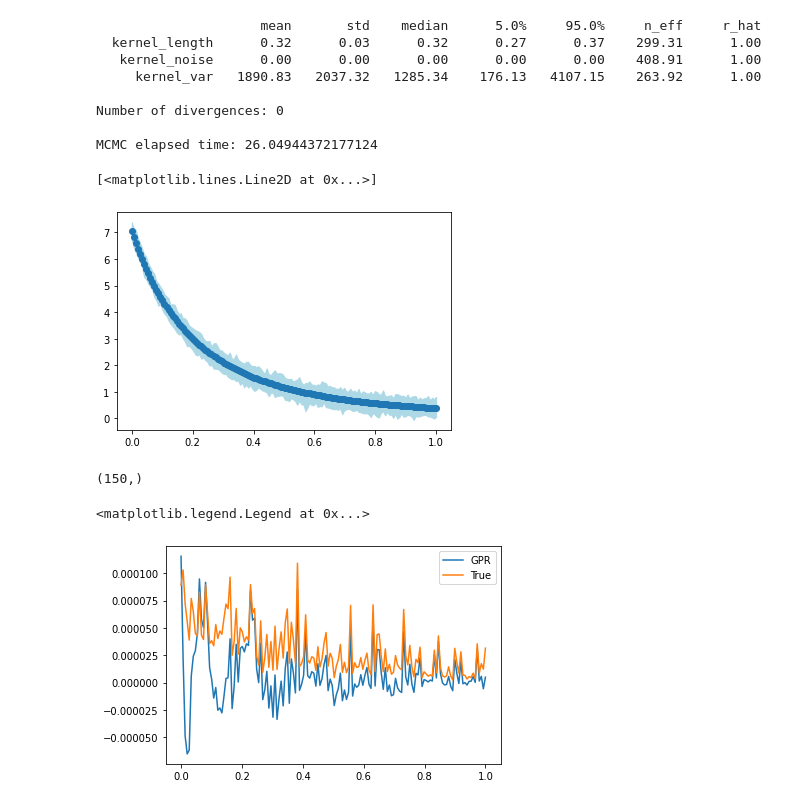
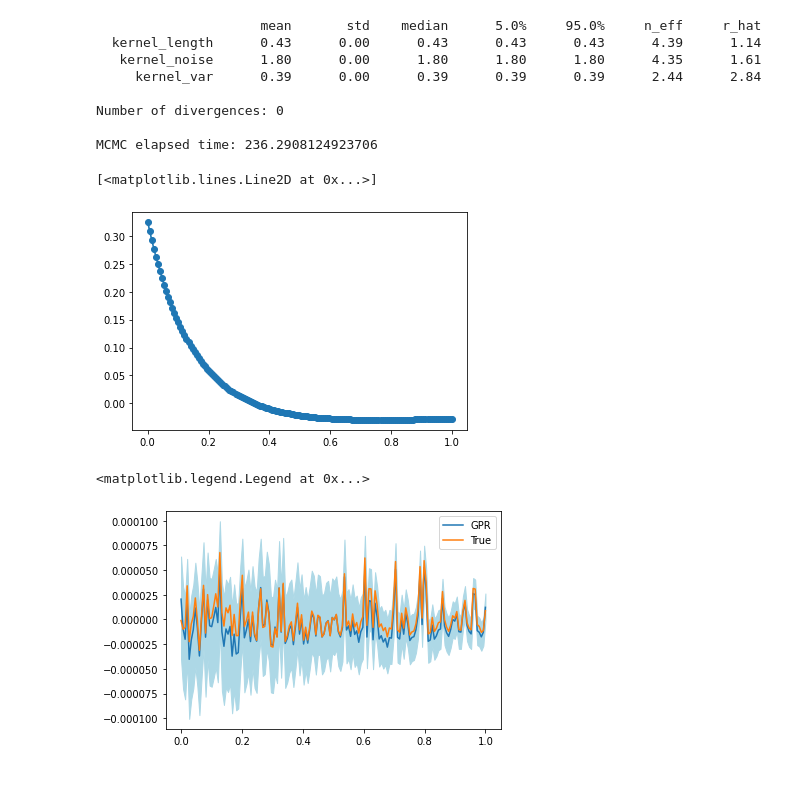
Before and after one commit to dkn16/H21F, a Jupyter notebook: GP_test.ipynb, the cells around one changed output. Cells and saved outputs as stored; diff of their text form; code cells hidden in the pictures.

```diff
--- a/GP_test.ipynb
+++ b/GP_test.ipynb
@@ -52,9 +59,19 @@ def get_data():
     return X, sky+cosmos, X_test
 # %%
 # squared exponential kernel with diagonal noise term
-def kernel(X, Z, var, length, noise, jitter=1.0e-8,is_noise=True):
+def kernel(X, Z, var, length, noise, jitter=1.0e-14,is_noise=True):
     deltaXsq = jnp.power((X[:, None] - Z) / length, 2.0)
-    k = var * jnp.exp(-0.5 * deltaXsq)
+    k = 100*var * jnp.exp(-0.5 * deltaXsq)
+    #k = var * jnp.exp(-0.5 * deltaXsq)
+    if is_noise:
+        k += (noise*noise*1.0e-10 + jitter) * jnp.eye(X.shape[0])
+    return k
+
+# squared exponential kernel with diagonal noise term and fixed variance term
+def kernel1(X, Z,var, length, noise, jitter=1.0e-14,is_noise=True):
+    deltaXsq = jnp.power((X[:, None] - Z) / length, 2.0)
+    k = 100 * jnp.exp(-0.5 * deltaXsq)
+    #k = var * jnp.exp(-0.5 * deltaXsq)
     if is_noise:
         k += (noise + jitter) * jnp.eye(X.shape[0])
     return k
@@ -62,9 +79,10 @@ def kernel(X, Z, var, length, noise, jitter=1.0e-8,is_noise=True):
 
 def model(X, Y):
     # set uninformative log-normal priors on our three kernel hyperparameters
-    var = numpyro.sample("kernel_var", dist.LogNormal(0.0, 2.0))
-    noise = numpyro.sample("kernel_noise", dist.LogNormal(-8.0, 5.0))
-    length = numpyro.sample("kernel_length", dist.LogNormal(0.0, 5.0))
+    var = numpyro.sample("kernel_var", dist.HalfNormal(1))
+    #var = 100
+    noise = numpyro.sample("kernel_noise", dist.HalfNormal(1))
+    length = numpyro.sample("kernel_length", dist.HalfNormal(0.2))
 
     # compute kernel
     k = kernel(X, X, var, length, noise)
@@ -96,8 +114,8 @@ def run_inference(model,init_strategy, rng_key, X, Y):
     kernel = NUTS(model, init_strategy=init_strategy)
     mcmc = MCMC(
         kernel,
-        num_warmup=1000,
-        num_samples=1000,
+        num_warmup=100,
+        num_samples=100,
         num_chains=1,
         thinning=2,
         progress_bar=False if "NUMPYRO_SPHINXBUILD" in os.environ else True,
@@ -112,7 +130,7 @@ def run_inference(model,init_strategy, rng_key, X, Y):
 # formula for gaussian process predictions
 def predict(rng_key, X, Y, X_test, var, length, noise):
     # compute kernels between train and test data, etc.
-    k_pp = kernel(X_test, X_test, var, length, noise,is_noise=True)
+    k_pp = kernel(X_test, X_test, var, length, noise,is_noise=False)
     k_pX = kernel(X_test, X, var, length, noise,is_noise=False)
     k_XX = kernel(X, X, var, length, noise,is_noise=True)
     K_xx_inv = jnp.linalg.inv(k_XX)
@@ -120,7 +138,7 @@ def predict(rng_key, X, Y, X_test, var, length, noise):
     sigma_noise = jnp.sqrt(jnp.clip(jnp.diag(K), a_min=0.0)) * jax.random.normal(
         rng_key, X_test.shape[:1]
     )
-    mean = jnp.matmul(k_pX, jnp.matmul(K_xx_inv, Y))
+    mean = jnp.matmul(k_pX, jnp.matmul(K_xx_inv, Y.T)).T
     # we return both the mean function and a sample from the posterior predictive for the
     # given set of hyperparameters
     return mean, mean + sigma_noise
@@ -132,7 +150,7 @@ def main():
     X, Y, X_test = get_data()
 
     # do inference
-    rng_key, rng_key_predict = random.split(random.PRNGKey(0))
+    rng_key, rng_key_predict = random.split(random.PRNGKey(42))
     samples = run_inference(model, "median", rng_key, X, Y)
 
     # do prediction
@@ -149,9 +167,9 @@ def main():
     )(*vmap_args)
 
     mean_prediction = np.mean(means, axis=0)
-    percentiles = np.percentile(predictions, [5.0, 95.0], axis=0)
+    percentiles = np.percentile(means, [5.0, 95.0], axis=0)
 
-    return X,Y,X_test,mean_prediction,percentiles
+    return X,Y,X_test,mean_prediction,percentiles,samples
 
     # make plots
     # fig, ax = plt.subplots(figsize=(8, 6), constrained_layout=True)
@@ -168,35 +186,38 @@ def main():
 # %%
 numpyro.set_platform('gpu')
 numpyro.set_host_device_count(1)
-X,Y,X_test,mean_prediction,percentiles = main()
+X,Y,X_test,mean_prediction,percentiles,samples = main()
 # %% [output]
                      mean       std    median      5.0%     95.0%     n_eff     r_hat
-  kernel_length      0.32      0.03      0.32      0.27      0.37    299.31      1.00
-   kernel_noise      0.00      0.00      0.00      0.00      0.00    408.91      1.00
-     kernel_var   1890.83   2037.32   1285.34    176.13   4107.15    263.92      1.00
+  kernel_length      0.43      0.00      0.43      0.43      0.43      4.39      1.14
+   kernel_noise      1.80      0.00      1.80      1.80      1.80      4.35      1.61
+     kernel_var      0.39      0.00      0.39      0.39      0.39      2.44      2.84
 
 Number of divergences: 0
 
-MCMC elapsed time: 26.04944372177124
+MCMC elapsed time: 236.2908124923706
 # %%
-plt.fill_between(X_test, percentiles[0, :], percentiles[1, :], color="lightblue")
-plt.scatter(X,Y)
-plt.plot(X_test,mean_prediction)
+plt.fill_between(X_test, percentiles[0, 0,:], percentiles[1, 0,:], color="lightblue")
+plt.scatter(X,Y[0])
+plt.plot(X_test,mean_prediction[0])
 # %% [output]
 [<matplotlib.lines.Line2D at 0x...>]
-[figure, old version]
+[figure, new version]
 # %%
 sky=jnp.load(f'/work/dante/data/fg_rm_data/train_data/data_3/sky/SKY_idx_1_loc_0.npy')
 # %%
-cosmos=jnp.load(f'/work/dante/data/fg_rm_data/train_data/data_3/cosmos/HI_idx_1_loc_0.npy')[:,0,0]
-cosmos.shape
+cosmos=jnp.load(f'/work/dante/data/fg_rm_data/train_data/data_3/cosmos/HI_idx_1_loc_0.npy').astype(jnp.float64)[:,0:64,192:256].transpose(2,1,0)
+
+cosmos = cosmos - jnp.mean(cosmos,axis=(0,1))
+cosmos = cosmos.reshape(64*64,150)
-# %% [output]
-(150,)
 # %%
-plt.plot(X,Y-mean_prediction)
-plt.plot(X,cosmos/10000)
+i=1200
+plt.plot(X,Y[i]-mean_prediction[i])
+
+plt.plot(X,cosmos[i]/10000)
+plt.fill_between(X_test,Y[i]-percentiles[0, i,:], Y[i]-percentiles[1, i,:], color="lightblue")
 plt.legend(['GPR','True'])
 # %% [output]
 <matplotlib.legend.Legend at 0x...>
-[figure, old version]
+[figure, new version]
 # %%
```
Also changed, not shown: parts of 9 cells of this notebook.
